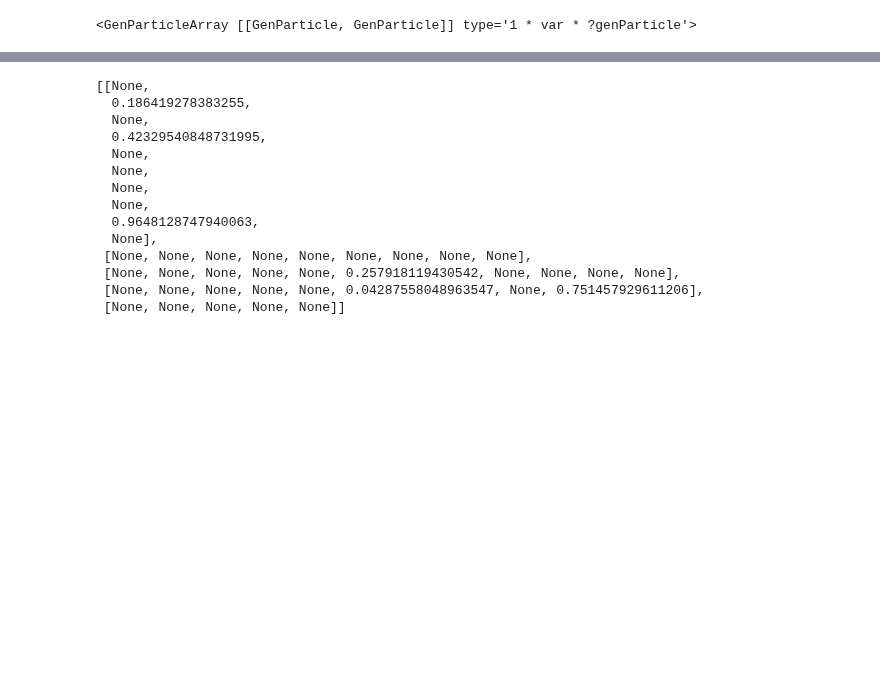
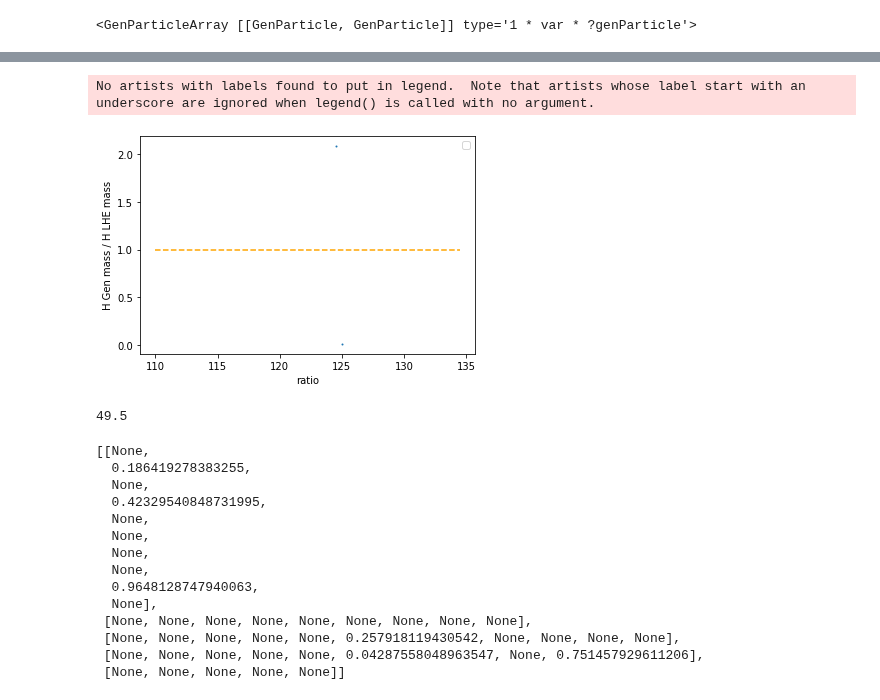
Before and after one commit to PocketCoffea/PocketCoffea, a Jupyter notebook: notebooks/parton_matching.ipynb, the cells around one changed output, grey strips where cells are left out. Cells and saved outputs as stored; diff of their text form; code cells hidden in the pictures; blank space fills up the shorter version.

```diff
--- a/notebooks/parton_matching.ipynb
+++ b/notebooks/parton_matching.ipynb
@@ -96,8 +113,22 @@ Text(0.5, 0, 'H mass')
+# %%
+ratio = nGen / nLHE
+plt.errorbar( binsLHE[:-1], ratio, linestyle='', marker='.', markersize=2)
+plt.hlines(1, binsLHE[0], binsLHE[-2], linestyle='--', color='orange')
+plt.xlabel("ratio")
+plt.ylabel("H Gen mass / H LHE mass")
+plt.legend();
+# %% [output]
+No artists with labels found to put in legend.  Note that artists whose label start with an underscore are ignored when legend() is called with no argument.
+[figure, added]
 # %%
 deltaR0= bFromH[:,0,0].delta_r(events.Jet)
-deltaR1 = bFromH[:,0,0].delta_r(events.Jet)
+deltaR1 = bFromH[:,0,1].delta_r(events.Jet)
 bjetH1 = ak.argmin(ak.mask(deltaR0, deltaR0<1), axis=-1)
 bjetH2 =  ak.argmin(ak.mask(deltaR1, deltaR1<1), axis=-1)
+bjetH1
+bFromH[0,0,1].pt
+# %% [output]
+49.5
 # %%
 ak.mask(deltaR0, deltaR0<1)[0:5].tolist()
 # %% [output]
```
Also changed, not shown: parts of 52 cells of this notebook, 1 other file.
